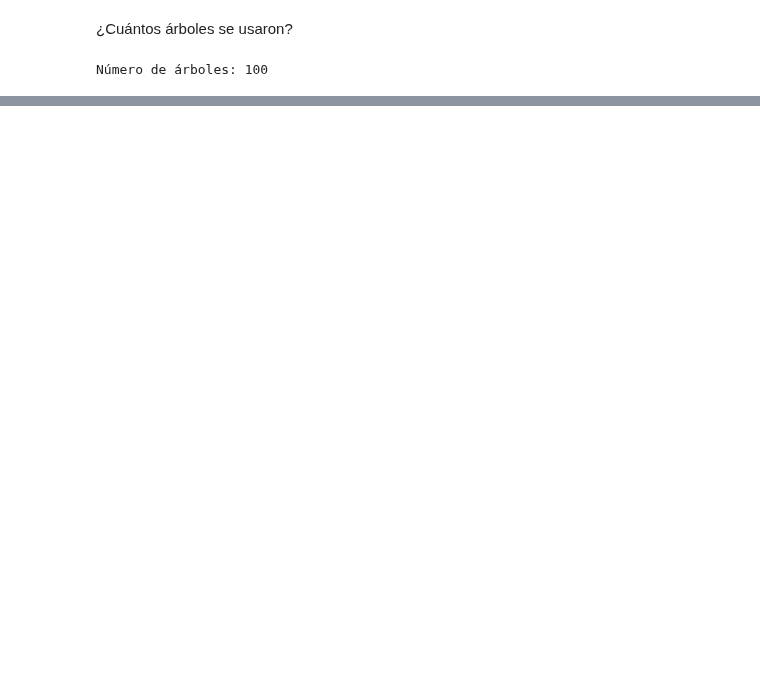
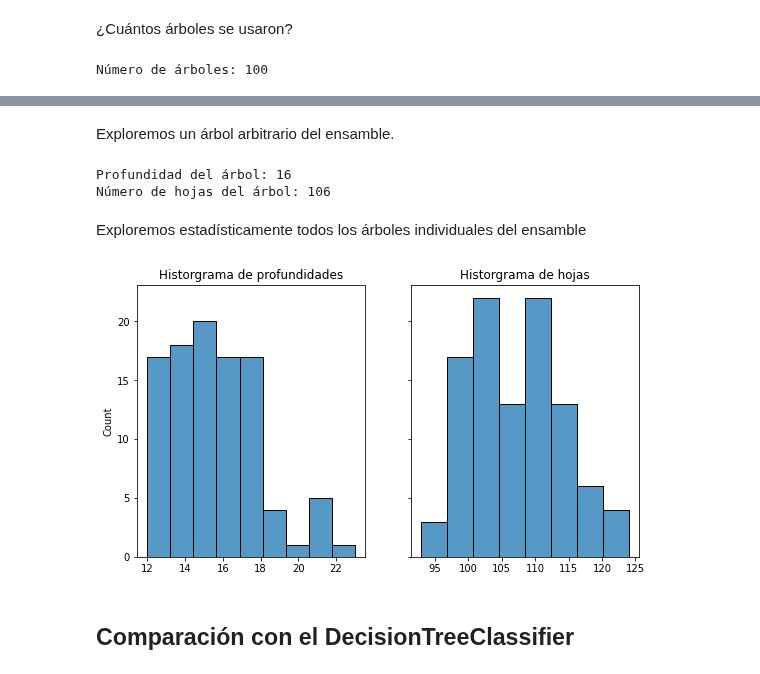
Before and after one commit to DCDPUAEM/DCDP, a Jupyter notebook: 04 Clasificación y Agrupamiento/notebooks/07-RandomForest.ipynb, the cells around one changed output, grey strips where cells are left out. Saved outputs shown, nothing was run; the diff lists cells and outputs as text; code cells hidden in the pictures; blank space fills up the shorter version.

```diff
--- a/04 Clasificación y Agrupamiento/notebooks/07-RandomForest.ipynb
+++ b/04 Clasificación y Agrupamiento/notebooks/07-RandomForest.ipynb
@@ -38,7 +67,7 @@ from sklearn.ensemble import RandomForestClassifier
 
 X_train, X_test, y_train, y_test = train_test_split(X, y, test_size=0.3, random_state=1) # 70% training and 30% test
 
-clf = RandomForestClassifier(n_estimators)  # Create Decision Tree classifier object
+clf = RandomForestClassifier(n_jobs=-1)  # Create Decision Tree classifier object
 
 clf = clf.fit(X_train,y_train)  # Train Decision Tree Classifier
 y_pred = clf.predict(X_test)    # Predict the response for test dataset
@@ -74,0 +179,34 @@ Número de árboles: 100
+# %% [markdown]
+Exploremos un árbol arbitrario del ensamble.
+# %%
+from sklearn import tree
+
+dt = clf.estimators_[1]
+
+print(f"Profundidad del árbol: {dt.get_depth()}")
+print(f"Número de hojas del árbol: {dt.get_n_leaves()}")
+
+text_representation = tree.export_text(decision_tree=dt,
+                                    feature_names=feature_cols)
+# print(text_representation)
+# %% [output]
+Profundidad del árbol: 16
+Número de hojas del árbol: 106
+# %% [markdown]
+Exploremos estadísticamente todos los árboles individuales del ensamble
+# %%
+import seaborn as sns
+
+profundidades = [dt.get_depth() for dt in clf.estimators_]
+hojas = [dt.get_n_leaves() for dt in clf.estimators_]
+
+fig, axs = plt.subplots(1,2,figsize=(9,5),sharey=True)
+axs[0].set_title("Historgrama de profundidades")
+sns.histplot(profundidades,ax=axs[0])
+axs[1].set_title("Historgrama de hojas")
+sns.histplot(hojas,ax=axs[1])
+fig.show()
+# %% [output]
+[figure, added]
+# %% [markdown]
+## Comparación con el DecisionTreeClassifier
```
Also changed, not shown: parts of 23 cells of this notebook, 2 other files.
